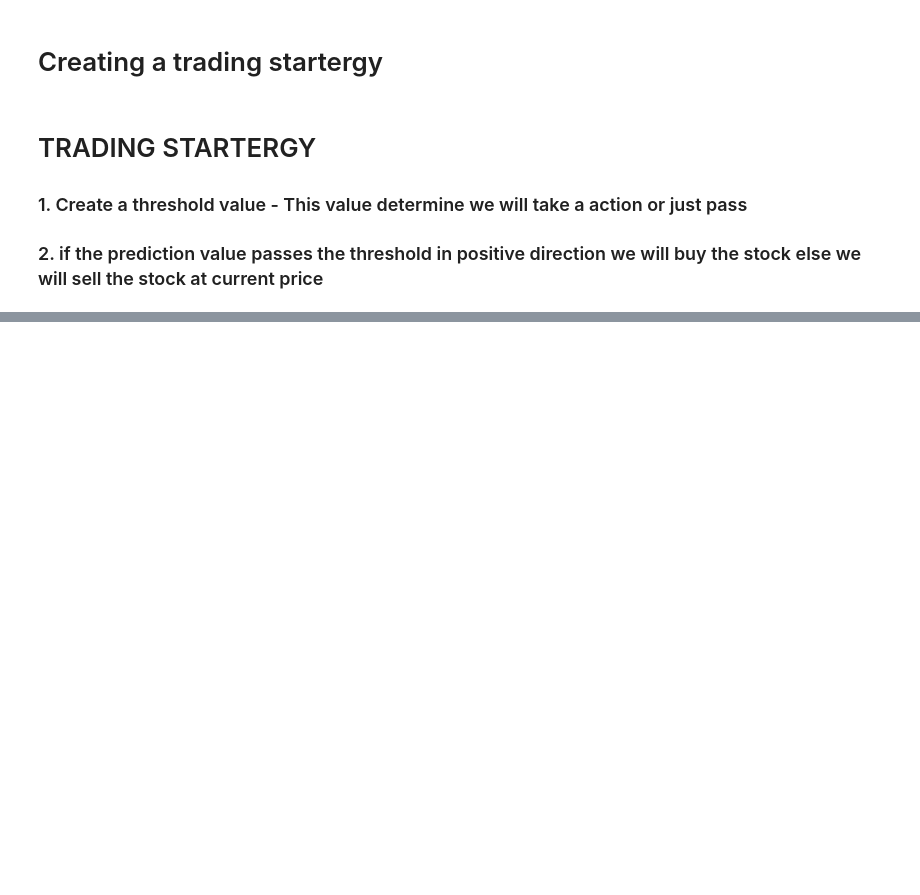
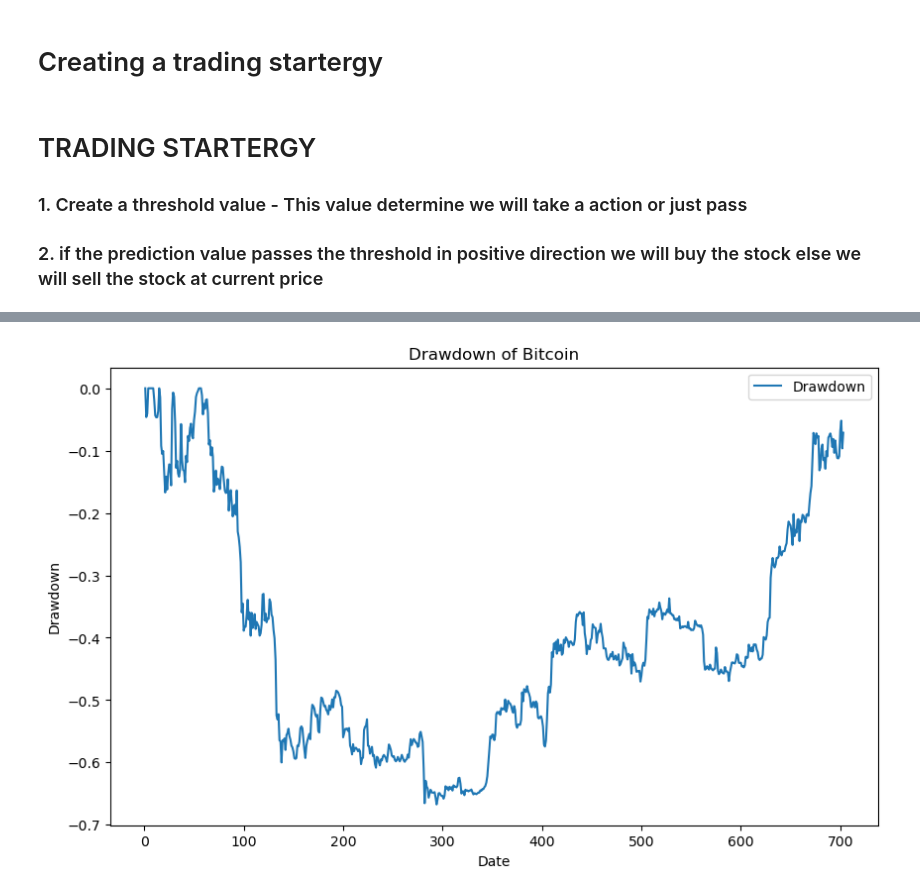
Before and after one commit to AvaterClasher/crypto, a Jupyter notebook: arima.ipynb, the cells around one changed output, grey strips where cells are left out. Cells and saved outputs as stored; diff of their text form; code cells hidden in the pictures; blank space fills up the shorter version.

```diff
--- a/arima.ipynb
+++ b/arima.ipynb
@@ -534,0 +632,10 @@ print(net_earning,bitcoin_count,bitcoin_count * prediction_close[len(prediction_
+# %%
+plt.figure(figsize=(10,6))
+drawdown.plot(label='Drawdown')
+plt.title('Drawdown of Bitcoin')
+plt.xlabel('Date')
+plt.ylabel('Drawdown')
+plt.legend()
+plt.show()
+# %% [output]
+[figure, added]
```
Also changed, not shown: parts of 13 cells of this notebook.
